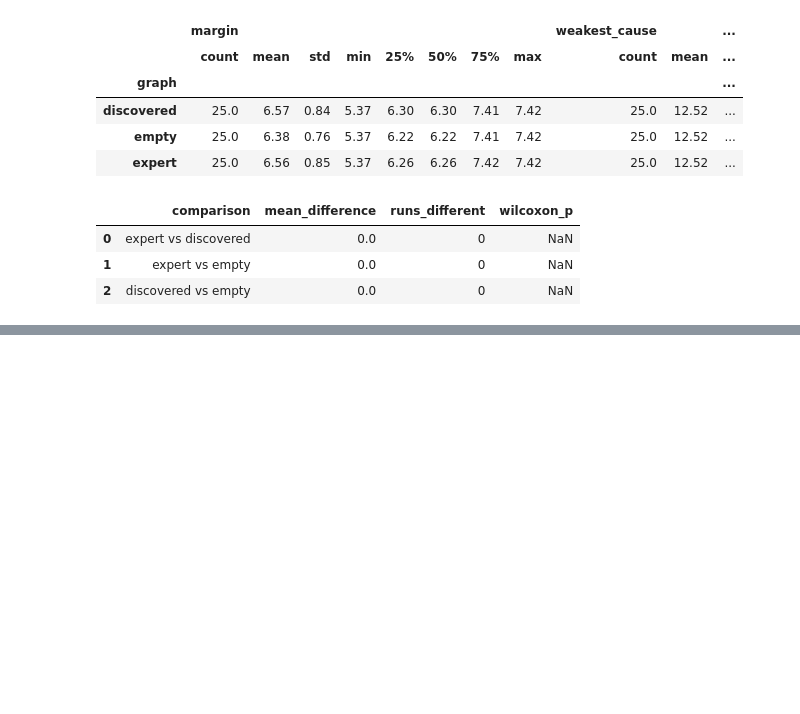
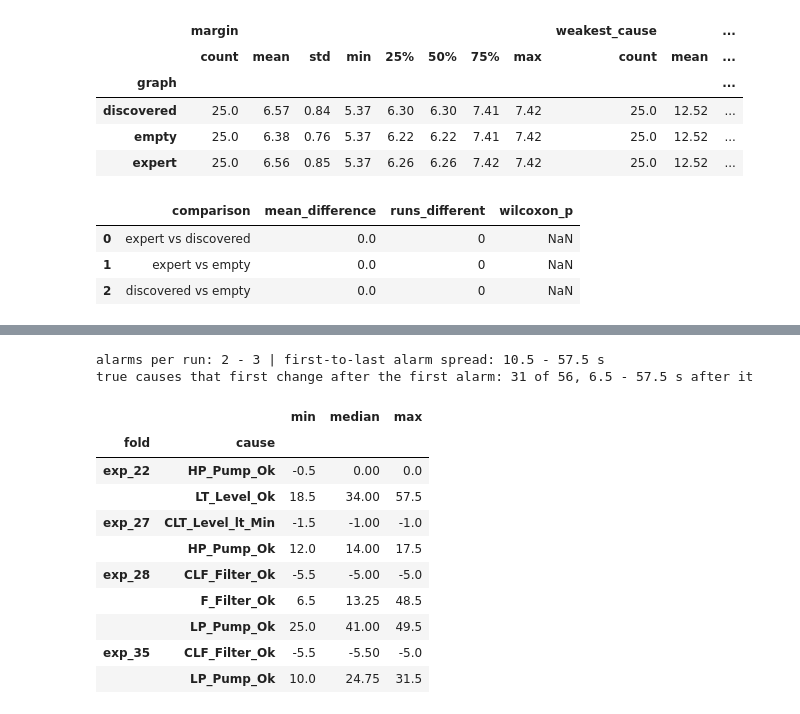
Before and after one commit to shweta-dataverse/causalAI-failure-prevention, a Jupyter notebook: notebooks/06_Root_Cause_Analysis.ipynb, the cells around one changed output, grey strips where cells are left out. Saved outputs shown, nothing was run; the diff lists cells and outputs as text; code cells hidden in the pictures; blank space fills up the shorter version.

```diff
--- a/notebooks/06_Root_Cause_Analysis.ipynb
+++ b/notebooks/06_Root_Cause_Analysis.ipynb
@@ -276 +333,40 @@ paired
+# %%
+# alarm sequence per run: spread from first to last alarm, and when each true cause first changes
+seq_rows = []
+for rid, fold in zip(metrics.recording_id, metrics.fold):
+    series = sc.recording_series(view_data, rid)
+    onsets = rca.alarm_onsets(series, ALARMS)
+    if not onsets:
+        continue
+    first, last = min(onsets.values()), max(onsets.values())
+    for c in sorted(manipulated[rid]):
+        x = series[c]
+        known = ~np.isnan(x[1:]) & ~np.isnan(x[:-1])
+        steps = np.flatnonzero(known & (x[1:] != x[:-1])) + 1
+        seq_rows.append({'fold': fold, 'recording_id': rid, 'n_alarms': len(onsets),
+                         'alarm_spread_s': (last - first) * INTERVAL, 'cause': c,
+                         'cause_change_after_first_alarm_s': (steps[0] - first) * INTERVAL if len(steps) else np.nan})
+sequence = pd.DataFrame(seq_rows)
+ev.save_table(sequence, f'06_{SUBSYSTEM}_alarm_sequence')
+per_run = sequence.drop_duplicates('recording_id')
+print('alarms per run:', per_run.n_alarms.min(), '-', per_run.n_alarms.max(),
+      '| first-to-last alarm spread:', per_run.alarm_spread_s.min(), '-', per_run.alarm_spread_s.max(), 's')
+later = sequence[sequence.cause_change_after_first_alarm_s > 0]
+print(f'true causes that first change after the first alarm: {len(later)} of {len(sequence)}, '
+      f'{later.cause_change_after_first_alarm_s.min()} - {later.cause_change_after_first_alarm_s.max()} s after it')
+sequence.groupby(['fold', 'cause']).cause_change_after_first_alarm_s.agg(['min', 'median', 'max'])
+# %% [output]
+alarms per run: 2 - 3 | first-to-last alarm spread: 10.5 - 57.5 s
+true causes that first change after the first alarm: 31 of 56, 6.5 - 57.5 s after it
+|  |  | min | median | max |
+| fold | cause |  |  |  |
+| exp_22 | HP_Pump_Ok | -0.5 | 0.00 | 0.0 |
+|  | LT_Level_Ok | 18.5 | 34.00 | 57.5 |
+| exp_27 | CLT_Level_lt_Min | -1.5 | -1.00 | -1.0 |
+|  | HP_Pump_Ok | 12.0 | 14.00 | 17.5 |
+| exp_28 | CLF_Filter_Ok | -5.5 | -5.00 | -5.0 |
+|  | F_Filter_Ok | 6.5 | 13.25 | 48.5 |
+|  | LP_Pump_Ok | 25.0 | 41.00 | 49.5 |
+| exp_35 | CLF_Filter_Ok | -5.5 | -5.50 | -5.0 |
+|  | LP_Pump_Ok | 10.0 | 24.75 | 31.5 |
 # %% [markdown]
```
Also changed, not shown: parts of 5 cells of this notebook, 28 other files.
